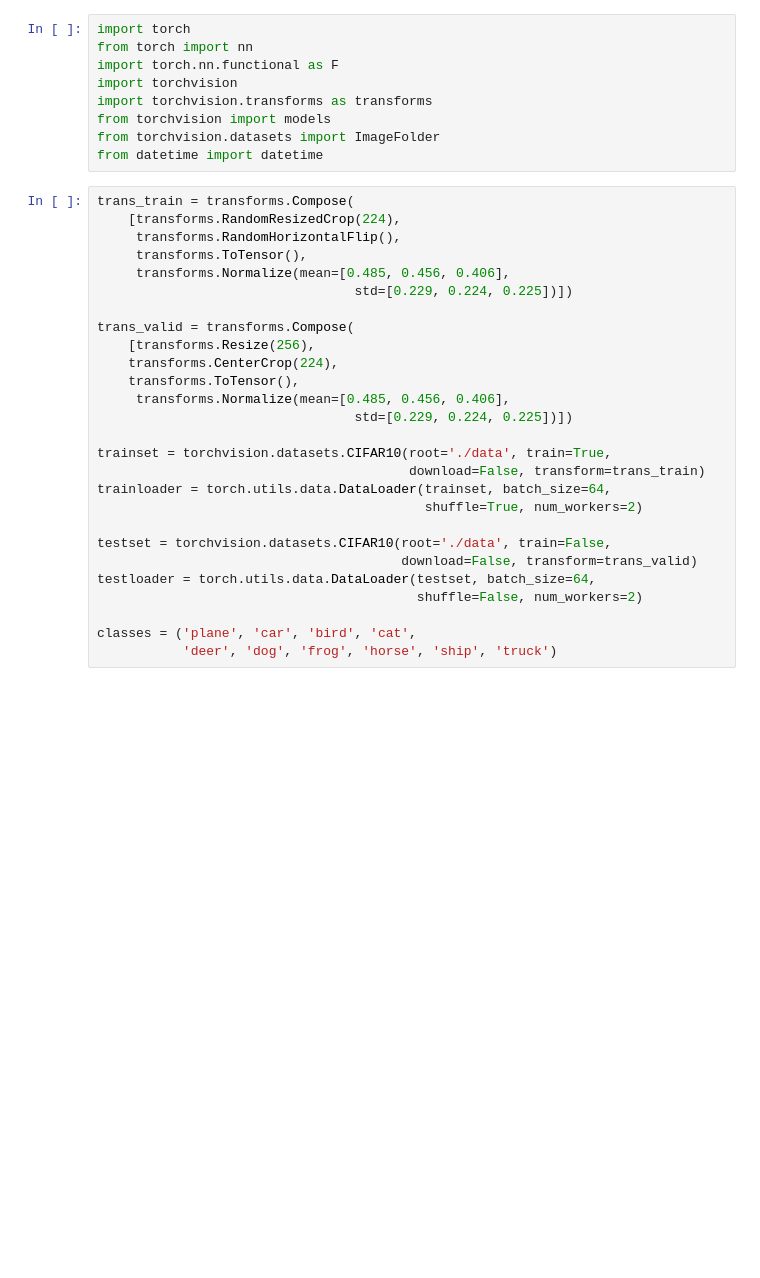
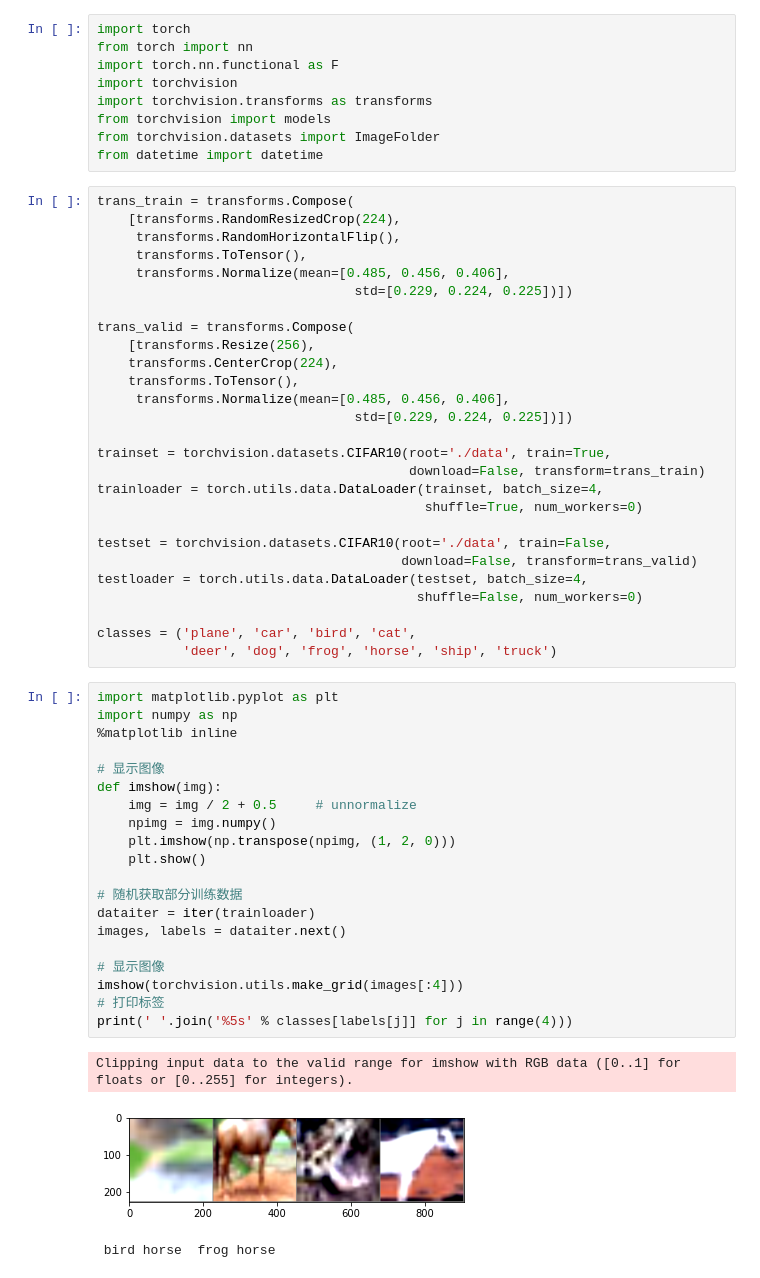
Before and after one commit to zongzhicheng/pytorch_learning, a Jupyter notebook: deeplearning_with_python_and_pytorch/pytorch-10/pytorch-10-01.ipynb, the cells around one changed output. Saved outputs shown, nothing was run; the diff lists cells and outputs as text; blank space fills up the shorter version.

```diff
--- a/deeplearning_with_python_and_pytorch/pytorch-10/pytorch-10-01.ipynb
+++ b/deeplearning_with_python_and_pytorch/pytorch-10/pytorch-10-01.ipynb
@@ -26,13 +26,37 @@ trans_valid = transforms.Compose(
 
 trainset = torchvision.datasets.CIFAR10(root='./data', train=True,
                                         download=False, transform=trans_train)
-trainloader = torch.utils.data.DataLoader(trainset, batch_size=64,
-                                          shuffle=True, num_workers=2)
+trainloader = torch.utils.data.DataLoader(trainset, batch_size=4,
+                                          shuffle=True, num_workers=0)
 
 testset = torchvision.datasets.CIFAR10(root='./data', train=False,
                                        download=False, transform=trans_valid)
-testloader = torch.utils.data.DataLoader(testset, batch_size=64,
-                                         shuffle=False, num_workers=2)
+testloader = torch.utils.data.DataLoader(testset, batch_size=4,
+                                         shuffle=False, num_workers=0)
 
 classes = ('plane', 'car', 'bird', 'cat',
            'deer', 'dog', 'frog', 'horse', 'ship', 'truck')
+# %%
+import matplotlib.pyplot as plt
+import numpy as np
+%matplotlib inline
+
+# 显示图像
+def imshow(img):
+    img = img / 2 + 0.5     # unnormalize
+    npimg = img.numpy()
+    plt.imshow(np.transpose(npimg, (1, 2, 0)))
+    plt.show()
+
+# 随机获取部分训练数据
+dataiter = iter(trainloader)
+images, labels = dataiter.next()
+
+# 显示图像
+imshow(torchvision.utils.make_grid(images[:4]))
+# 打印标签
+print(' '.join('%5s' % classes[labels[j]] for j in range(4)))
+# %% [output]
+Clipping input data to the valid range for imshow with RGB data ([0..1] for floats or [0..255] for integers).
+[figure, added]
+ bird horse  frog horse
```
Also changed, not shown: parts of 10 cells of this notebook.
